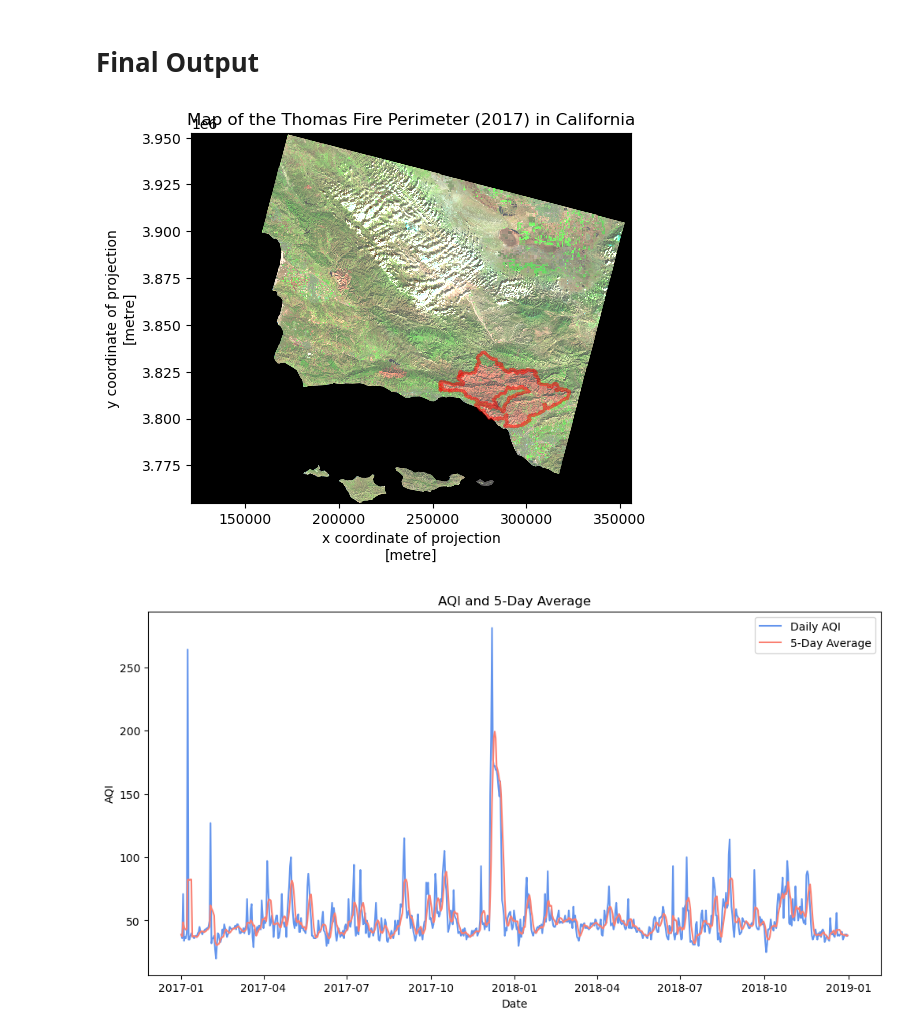
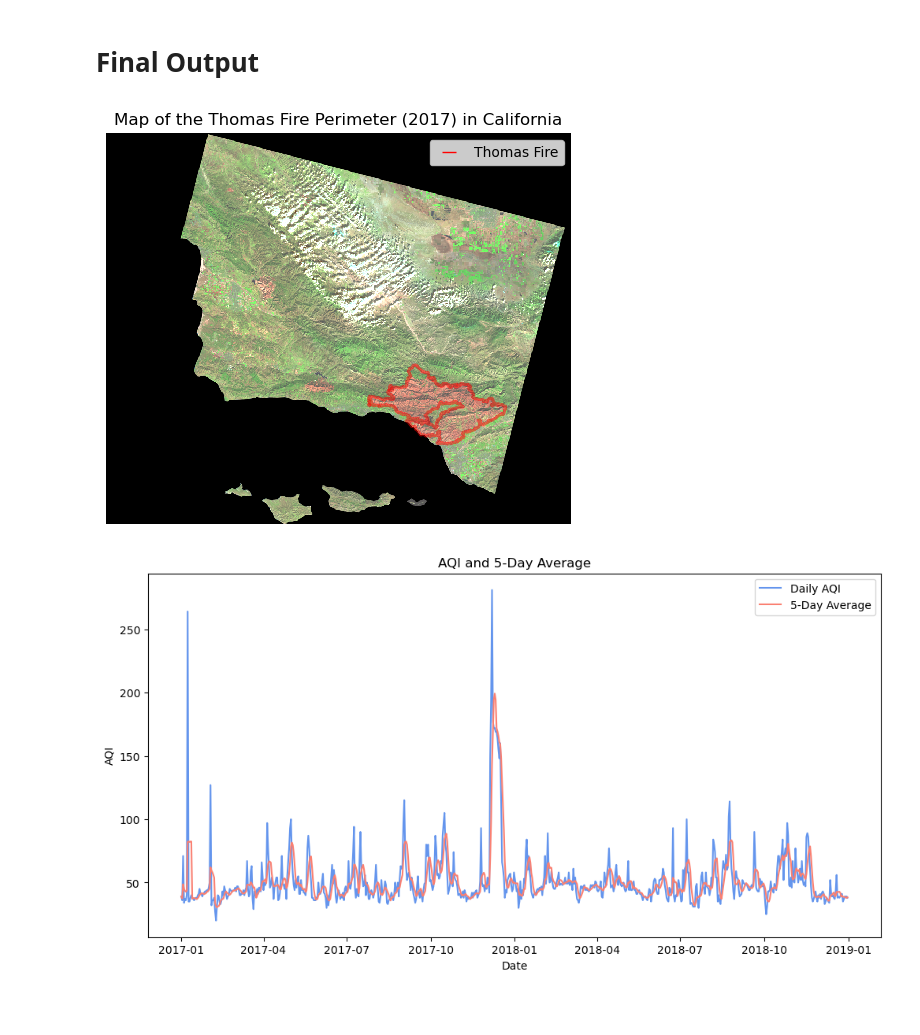
Before and after one commit to ccaswell25/eds220-hwk4-task3, a Jupyter notebook: hwk4-task3.ipynb, the cells around one changed output. Saved outputs shown, nothing was run; the diff lists cells and outputs as text; code cells hidden in the pictures; blank space fills up the shorter version.

```diff
--- a/hwk4-task3.ipynb
+++ b/hwk4-task3.ipynb
@@ -264,29 +278,39 @@ swi_bands.plot.imshow(robust= True)
 # %%
 ## Plotting the shapefile
 fig, ax = plt.subplots()
-swi_bands = bands[["swir22", "nir08", "red"]]
-swi_bands =swi_bands.to_array()
-swi_bands.plot.imshow(ax = ax, robust= True)
-ca_fires_new.plot(ax=ax, facecolor = 'none', edgecolor='red', linewidth=2, alpha=0.5)
+size = 6 #height in of plot
+aspect = bands.rio.width/bands.rio.height
+fig.set_size_inches(size, size*aspect) #why? bc cannot use ax and size aspect together
+bands[["swir22", "nir08", "red"]].to_array().plot.imshow(ax=ax, robust = True)
+ca_fires_new .plot(ax=ax,facecolor='none', edgecolor='red', linewidth=2, alpha=0.5)
 
 ## Set plot title
 plt.title('Map of the Thomas Fire Perimeter (2017) in California')
+
+# Remove the axes
+plt.axis('off')
+
+# Set legend with linestyle='None'
+legend_elements = [mlines.Line2D([0], [0], color='red', marker = '_', linestyle='None', markersize=10, label='Thomas Fire')]
+
+# Add legend
+ax.legend(handles=legend_elements)
 
 ## Showing the plot
 plt.show()
 
 
 #Now we can view a line plot of the AQI 5-day average:
 plt.figure(figsize=(12, 6))
 plt.plot(aqi_sb.index, aqi_sb['aqi'], label='Daily AQI', color='cornflowerblue')
 plt.plot(aqi_sb.index, aqi_sb['five_day_average'], label='5-Day Average', color='salmon')
 plt.title('AQI and 5-Day Average')
 plt.xlabel('Date')
 plt.ylabel('AQI')
 plt.legend()
 plt.show()
 
 #We can see the spike for the Thomas Fire in December 2017
 # %% [output]
-[figure, old version]
+[figure, new version]
 [figure]
```
Also changed, not shown: parts of 3 cells of this notebook.
